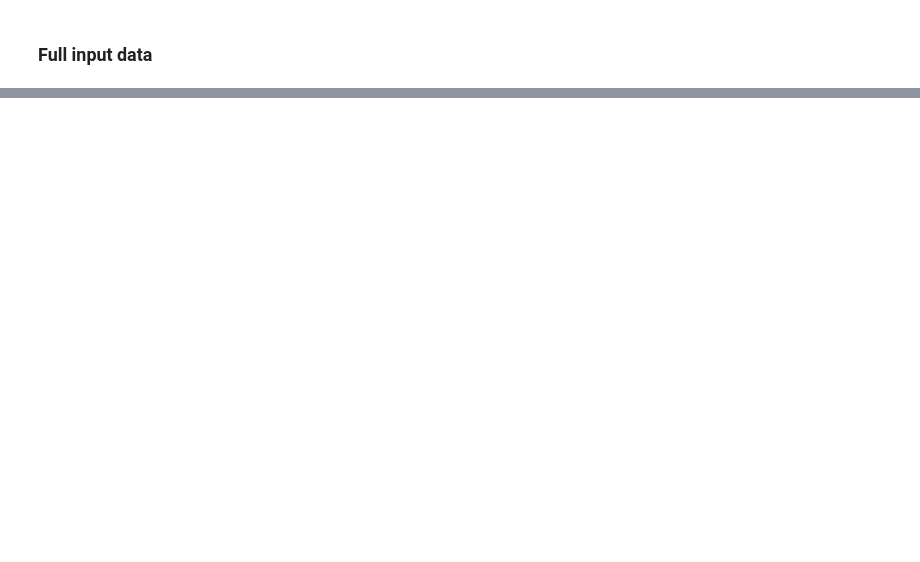
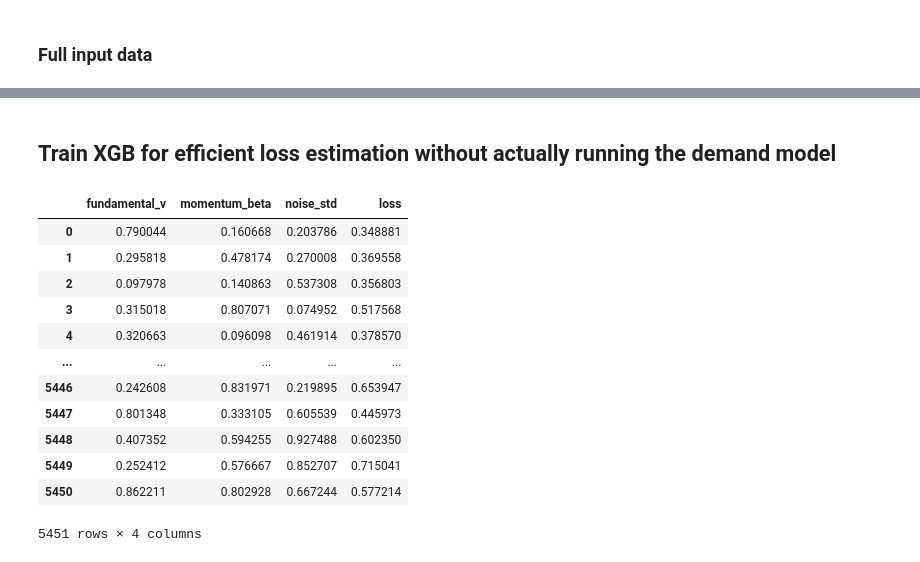
Before and after one commit to divad-iohc/capstone, a Jupyter notebook: draft_notebook.ipynb, the cells around one changed output, grey strips where cells are left out. Drawn from its saved outputs; the diff is of its cells as text; code cells hidden in the pictures; blank space fills up the shorter version.

```diff
--- a/draft_notebook.ipynb
+++ b/draft_notebook.ipynb
@@ -164,0 +350,22 @@ display(input_data)
+# %% [markdown]
+## Train XGB for efficient loss estimation without actually running the demand model
+# %%
+import xgboost as xgb
+import pandas as pd
+xgboost_train_data = pd.read_csv('xg_train_data.csv',index_col=0)
+# %%
+xgboost_train_data
+# %% [output]
+|  | fundamental_v | momentum_beta | noise_std | loss |
+| 0 | 0.790044 | 0.160668 | 0.203786 | 0.348881 |
+| 1 | 0.295818 | 0.478174 | 0.270008 | 0.369558 |
+| 2 | 0.097978 | 0.140863 | 0.537308 | 0.356803 |
+| 3 | 0.315018 | 0.807071 | 0.074952 | 0.517568 |
+| 4 | 0.320663 | 0.096098 | 0.461914 | 0.378570 |
+| ... | ... | ... | ... | ... |
+| 5446 | 0.242608 | 0.831971 | 0.219895 | 0.653947 |
+| 5447 | 0.801348 | 0.333105 | 0.605539 | 0.445973 |
+| 5448 | 0.407352 | 0.594255 | 0.927488 | 0.602350 |
+| 5449 | 0.252412 | 0.576667 | 0.852707 | 0.715041 |
+| 5450 | 0.862211 | 0.802928 | 0.667244 | 0.577214 |
+5451 rows × 4 columns
```
Also changed, not shown: parts of 50 cells of this notebook, 3 other files.
